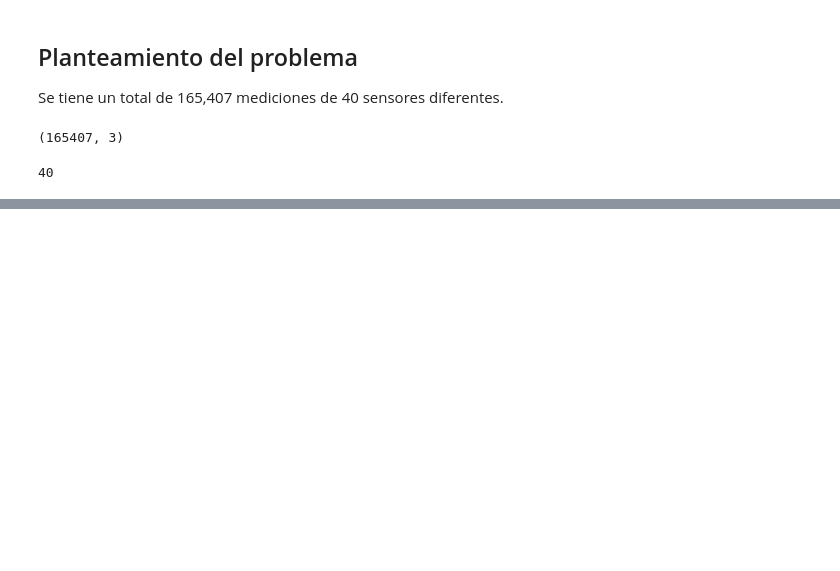
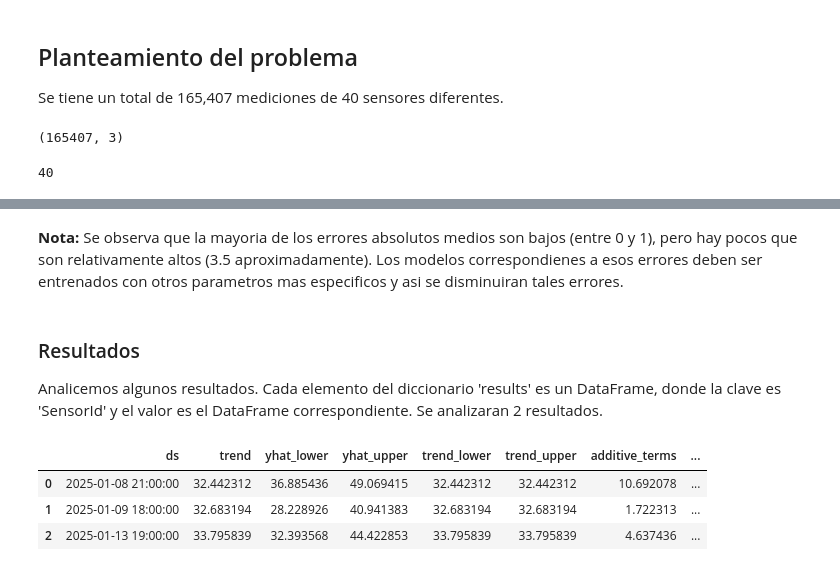
Before and after one commit to arteaga7/ML-Time-Predictions, a Jupyter notebook: notebooks/ml_model.ipynb, the cells around one changed output, grey strips where cells are left out. Saved outputs shown, nothing was run; the diff lists cells and outputs as text; code cells hidden in the pictures; blank space fills up the shorter version.

```diff
--- a/notebooks/ml_model.ipynb
+++ b/notebooks/ml_model.ipynb
@@ -156,0 +287,13 @@ print(df['SensorId'].nunique())
+# %% [markdown]
+**Nota:** Se observa que la mayoria de los errores absolutos medios son bajos (entre 0 y 1), pero hay pocos que son relativamente altos (3.5 aproximadamente). Los modelos correspondienes a esos errores deben ser entrenados con otros parametros mas especificos y asi se disminuiran tales errores.
+# %% [markdown]
+### Resultados
+Analicemos algunos resultados. Cada elemento del diccionario 'results' es un DataFrame, donde la clave es 'SensorId' y el valor es el DataFrame correspondiente. Se analizaran 2 resultados.
+# %%
+df_063276ed = results['063276ed-657e-40a2-a17b-0c685af518f6']
+df_063276ed.head(3)
+# %% [output]
+|  | ds | trend | yhat_lower | yhat_upper | trend_lower | trend_upper | additive_terms | ... |
+| 0 | 2025-01-08 21:00:00 | 32.442312 | 36.885436 | 49.069415 | 32.442312 | 32.442312 | 10.692078 | ... |
+| 1 | 2025-01-09 18:00:00 | 32.683194 | 28.228926 | 40.941383 | 32.683194 | 32.683194 | 1.722313 | ... |
+| 2 | 2025-01-13 19:00:00 | 33.795839 | 32.393568 | 44.422853 | 33.795839 | 33.795839 | 4.637436 | ... |
```
Also changed, not shown: parts of 23 cells of this notebook, 40 other files.
